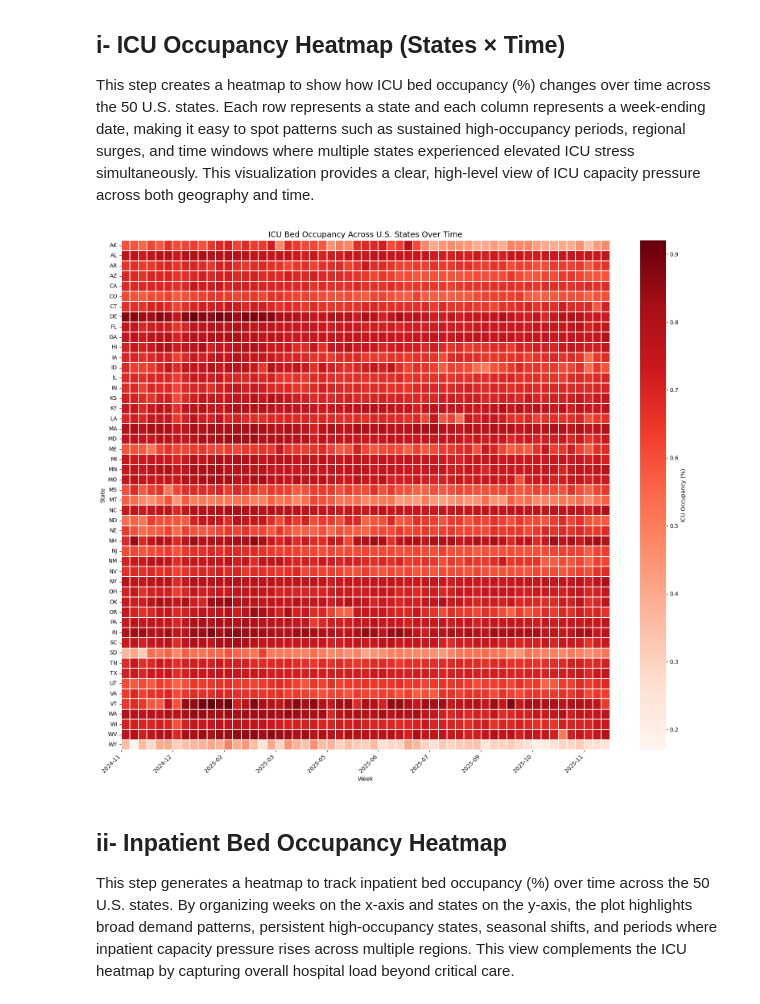
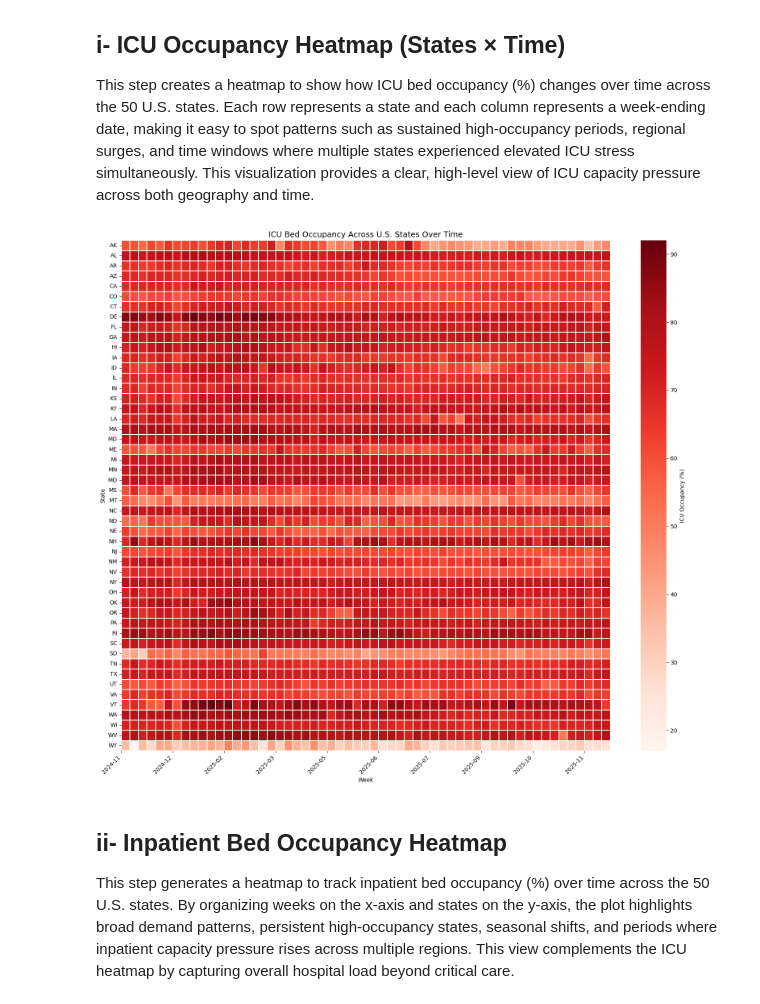
Before and after one commit to ChaimaBSlima/CareForHospitals-FinalProject-, a Jupyter notebook: notebooks/icu_project.ipynb, the cells around one changed output. Cells and saved outputs as stored; diff of their text form; code cells hidden in the pictures.

```diff
--- a/notebooks/icu_project.ipynb
+++ b/notebooks/icu_project.ipynb
@@ -138,0 +164,6 @@ df_clean = df_clean.dropna()
+# %%
+numeric_cols = capacity_cols + disease_cols + reporting_cols + target_cols
+numeric_cols = [c.strip() for c in numeric_cols]
+for col in numeric_cols:
+    if col in df_clean.columns:
+        df_clean[col] = pd.to_numeric(df_clean[col], errors="coerce")
@@ -139,3 +173,9 @@ df_clean = df_clean.dropna()
+# %%
+pct_cols = ["Percent Inpatient Beds Occupied", "Percent ICU Beds Occupied"]
+
+for col in pct_cols:
+    if df_clean[col].max() <= 1.5:
+        df_clean[col] = df_clean[col] * 100
 # %% [markdown]
 # Create Lag Features to Capture Week-to-Week Occupancy Trends
 This step engineers one-week lag variables for ICU and inpatient occupancy percentages within each geographic group. By shifting the previous week’s occupancy values forward, we create features that represent recent historical conditions which can be an essential signal for forecasting and trend-based modeling. After generating these lag features, we drop the initial rows in each geographic series where lag values are unavailable to keep the dataset complete and model-ready.
@@ -232,9 +272,7 @@ US_STATES = [
 
 In this step, we restrict the aggregated weekly dataset to state-level records only by keeping rows where the geographic label matches the official list of 50 U.S. state abbreviations. This removes non-state entries (such as territories, multi-state regions, or other aggregations) and ensures the dataset is consistent, comparable across locations, and aligned with our intended scope of analysis.
 # %%
-state_week_50 = state_week[
-    state_week["Geographic aggregation"].isin(US_STATES)
-].copy()
+df_clean = df_clean[df_clean["Geographic aggregation"].isin(US_STATES)].copy()
 # %% [markdown]
 # Verify the cleaning
 This final validation step confirms that the filtering worked correctly by counting the number of unique geographic entries in the cleaned dataset. The result should equal 50, ensuring that only the 50 U.S. states are included and that no territories, regions, or unexpected categories remain.
@@ -262,6 +300,13 @@ sorted(state_week_50["Geographic aggregation"].unique())
  'WI',
  'WV',
  'WY']
+# %%
+for col in numeric_cols:
+    med = df_clean.groupby("Geographic aggregation")[col].transform("median")
+    df_clean[col] = df_clean[col].fillna(med)
+
+
+df_rich = df_clean.dropna(subset=pct_cols).reset_index(drop=True)
 # %% [markdown]
 # 1- Dataset Overview
 # %% [markdown]
@@ -399,35 +444,35 @@ import numpy as np
 import matplotlib.pyplot as plt
 import seaborn as sns
 
-icu_heatmap = state_week_50.pivot(
+icu_heatmap = df_clean.pivot(
     index="Geographic aggregation",
     columns="Week Ending Date",
     values="Percent ICU Beds Occupied"
 )
 
 plt.figure(figsize=(16,14))
 ax = sns.heatmap(
     icu_heatmap,
     cmap="Reds",
     cbar_kws={"label": "ICU Occupancy (%)"},
     linewidths=0.1
 )
 
 step = 6
 ax.set_xticks(np.arange(0, len(icu_heatmap.columns), step))
 ax.set_xticklabels(
     icu_heatmap.columns[::step].strftime("%Y-%m"),
     rotation=45,
     ha="right"
 )
 
 plt.title("ICU Bed Occupancy Across U.S. States Over Time", fontsize=14)
 plt.xlabel("Week")
 plt.ylabel("State")
 plt.tight_layout()
 plt.show()
 # %% [output]
-[figure, old version]
+[figure, new version]
 # %% [markdown]
 ## ii- Inpatient Bed Occupancy Heatmap
 This step generates a heatmap to track inpatient bed occupancy (%) over time across the 50 U.S. states. By organizing weeks on the x-axis and states on the y-axis, the plot highlights broad demand patterns, persistent high-occupancy states, seasonal shifts, and periods where inpatient capacity pressure rises across multiple regions. This view complements the ICU heatmap by capturing overall hospital load beyond critical care.
```
Also changed, not shown: parts of 19 cells of this notebook.
